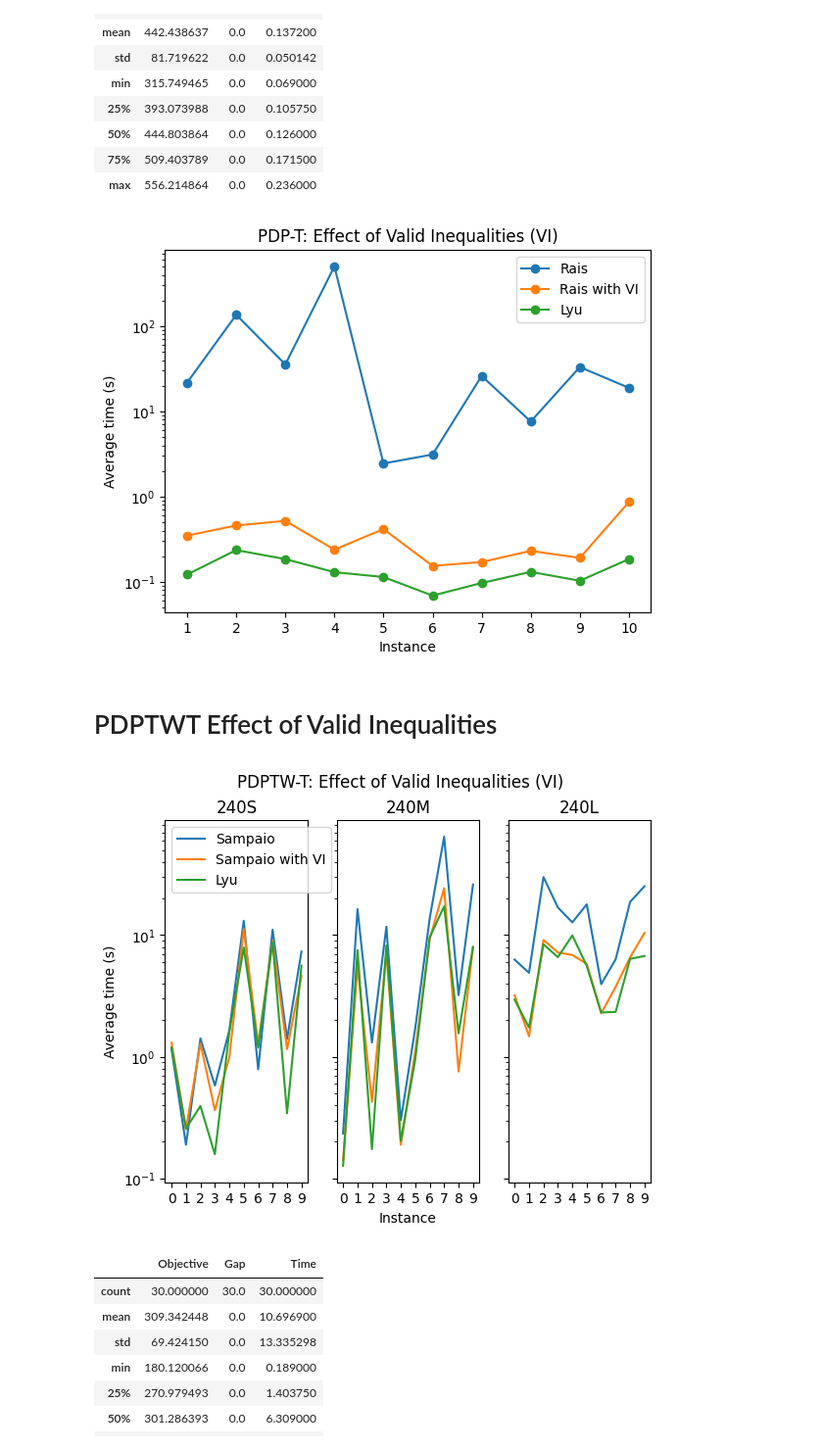
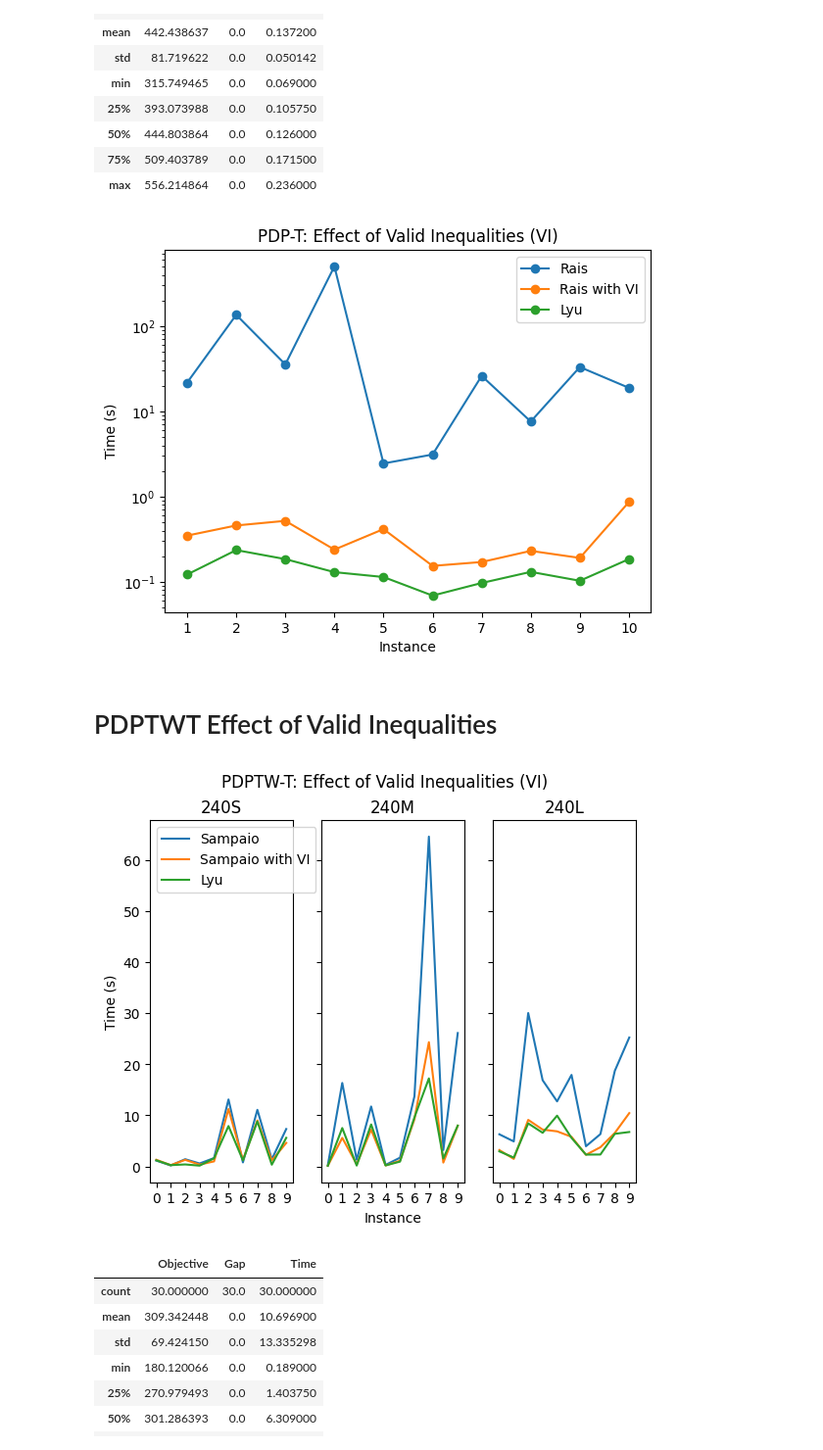
Before and after one commit to mauro-farina/pickup-and-delivery-problem, a Jupyter notebook: src/analyses.ipynb, the cells around one changed output. Shown: that part at 98% size. Saved outputs shown, nothing was run; the diff lists cells and outputs as text; code cells hidden in the pictures.

Commit message:
fix ylabel for VI plots

```diff
--- a/src/analyses.ipynb
+++ b/src/analyses.ipynb
@@ -342,7 +342,7 @@ df_lyu.describe()
 fig, ax = plt.subplots()
 
 ax.set(title='PDP-T: Effect of Valid Inequalities (VI)',
-       ylabel='Average time (s)',
+       ylabel='Time (s)',
        yscale='log',
        xlabel='Instance')
 
@@ -356,7 +356,7 @@ ax.legend()
 fig.savefig('../figures/PDPT-ValidInequalities.png', dpi=300)
 plt.show()
 # %% [output]
-[figure, old version]
+[figure, new version]
 # %% [markdown]
 # PDPTWT Effect of Valid Inequalities
 # %%
@@ -375,36 +375,36 @@ fig, axes = plt.subplots(nrows=1, ncols=3, sharey=True)
 params_enum = {
        0: '240S',
        1: '240M',
        2: '240L'
 }
 
 for i, ax in enumerate(axes):
        p = params_enum[i]
        ax.set_title(p)
-       ax.set_yscale('log')
+       # ax.set_yscale('log')
 
        data = df_sampaio[df_sampaio.index.str.contains(p)]['Time']
        data.sort_index(inplace=True)
        ax.plot([x[-5] for x in data.index], data, label='Sampaio')
 
        data = df_sampaio_vi[df_sampaio_vi.index.str.contains(p)]['Time']
        data.sort_index(inplace=True)
        ax.plot([x[-5] for x in data.index], data, label='Sampaio with VI')
 
        data = df_lyu[df_lyu.index.str.contains(p)]['Time']
        data.sort_index(inplace=True)
        ax.plot([x[-5] for x in data.index], data, label='Lyu')
 
-axes[0].set_ylabel('Average time (s)')
+axes[0].set_ylabel('Time (s)')
 axes[0].legend(loc='upper left')
 axes[1].set_xlabel('Instance')
 
 plt.suptitle('PDPTW-T: Effect of Valid Inequalities (VI)')
 
 fig.savefig('../figures/PDPTWT-ValidInequalities.png', dpi=300)
 plt.show()
 # %% [output]
-[figure, old version]
+[figure, new version]
 # %%
 df_sampaio.describe()
 # %% [output]
```
Also changed, not shown: 2 other files.
